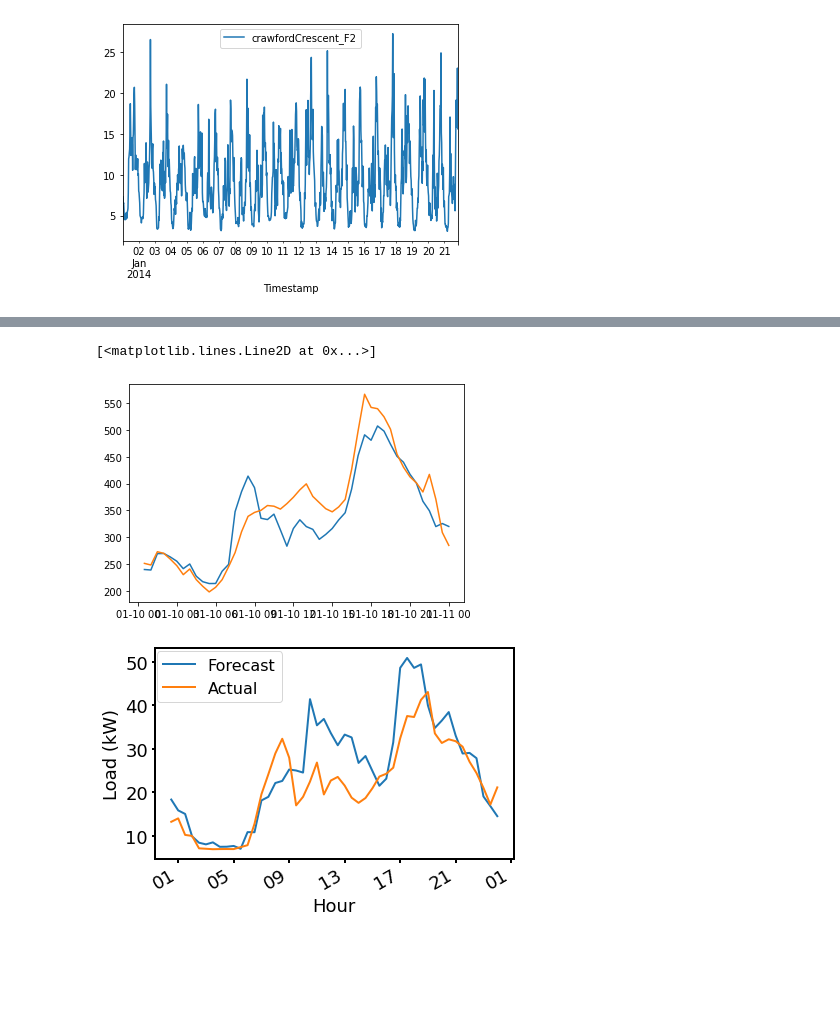
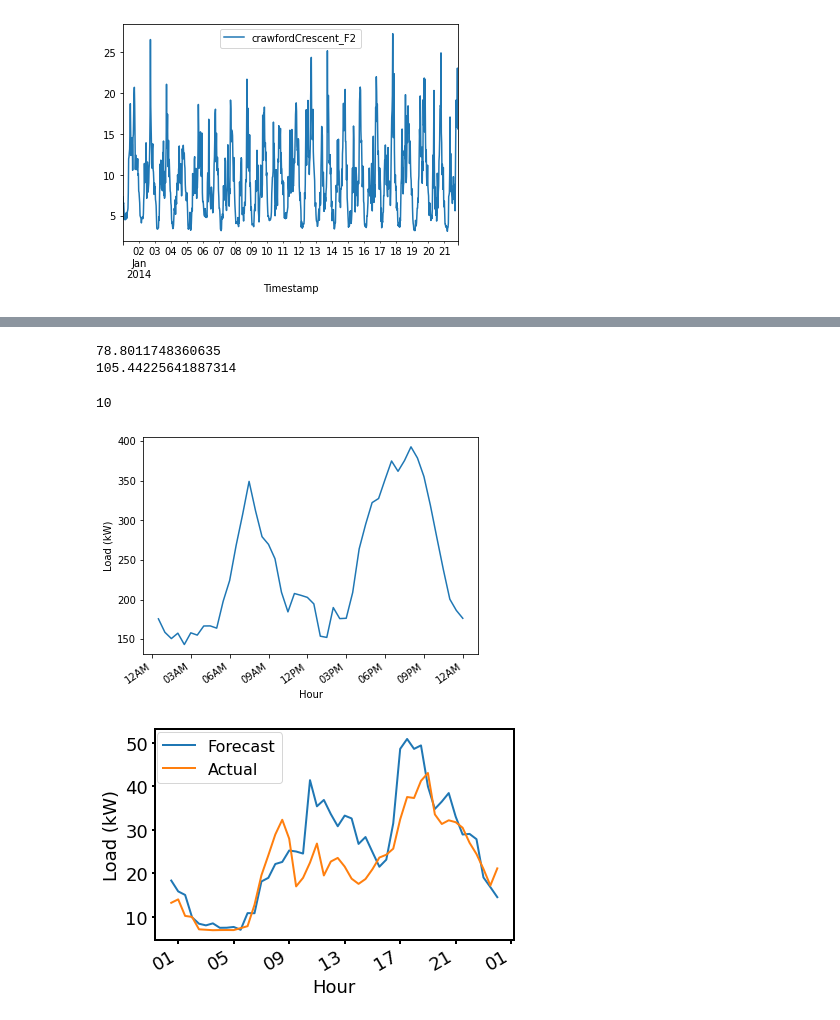
Before and after one commit to stait20/Code, a Jupyter notebook: Fife-data/FifeData.ipynb, the cells around one changed output, grey strips where cells are left out. Cells and saved outputs as stored; diff of their text form; code cells hidden in the pictures; blank space fills up the shorter version.

Commit message:
graphing

```diff
--- a/Fife-data/FifeData.ipynb
+++ b/Fife-data/FifeData.ipynb
@@ -24,3 +44,17 @@ df.iloc[0:1000].plot(x="Timestamp", y="crawfordCrescent_F2")
 df["load_total"] = df.iloc[:, :22].sum(axis=1)
 # Persistance forcast, shift total by a week (48 * 7 = 336)
 df["pers_forecast"] = df["load_total"].shift(336, axis=0)
+# %%
+times = df['Timestamp']
+DoW = []
+HoD = []
+MoY = []
+
+for x in times:
+    DoW.append(x.weekday())
+    HoD.append(x.hour)
+    MoY.append(x.month)
+
+df['DoW'] = DoW
+df['HoD'] = HoD
+df['MoY'] = MoY
@@ -26,0 +72,14 @@ df["pers_forecast"] = df["load_total"].shift(336, axis=0)
+# %%
+months = ["January", "February", "March", "April", "May", "June", "July", "August", "September", "October", "November", "December"]
+
+fig, ax = plt.subplots()
+ax.bar(months,allMonthsMean)
+
+for label in ax.get_xticklabels(which='major'):
+    label.set(rotation=45, horizontalalignment='right')
+
+ax.set_ylabel("Average Load (kW)")
+ax.set_xlabel("Months")
+
+plt.tight_layout()
+plt.savefig("average_months_load.svg", format='svg', dpi=1500, bbox_inches="tight")
@@ -27,12 +88,52 @@ df["pers_forecast"] = df["load_total"].shift(336, axis=0)
+# %%
+# for i in range(1,13):
+#     month = []
+#     for j in df.index:
+#         if df["MoY"][j] == i:
+#             month.append(df["load_total"][j])
+#     allMonthsMean.append(np.mean(month))
+
+peakHours = []
+nonPeakHours =[]
+
+for i in df.index:
+    if df["Timestamp"][i].hour >= 4 and df["Timestamp"][i].hour <= 18:
+        peakHours.append(df["crawfordCrescent_F3"][i])
+    else:
+        nonPeakHours.append(df["crawfordCrescent_F3"][i])
+
+peakHours = np.asarray(peakHours)
+nonPeakHours = np.asarray(nonPeakHours)
+
+print(np.var(peakHours))
+print(np.var(nonPeakHours))
+# %% [output]
+78.8011748360635
+105.44225641887314
+# %%
+df["Timestamp"][19].hour
+# %% [output]
+10
 # %%
 l = 336+(48*2)   # Begnning of graphed data, one week in
 h = 336+(48*3)  # Last value of graphed data
 
-plt.plot(df["Timestamp"].iloc[l:h], df["load_total"].iloc[l:h])
-plt.plot(df["Timestamp"].iloc[l:h], df["pers_forecast"].iloc[l:h])
+fig, ax = plt.subplots()
+ax.plot(df["Timestamp"].iloc[(48*d):48+(48*d)], df["load_total"].iloc[(48*d):48+(48*d)])
+#ax.plot(df["Timestamp"].iloc[l:h], df["pers_forecast"].iloc[l:h])
+for label in ax.get_xticklabels(which='major'):
+    label.set(rotation=35, horizontalalignment='right')
+
+myFmt = mdates.DateFormatter('%I%p')  #'%d %m %y %I %p'
+ax.xaxis.set_major_formatter(myFmt)
+
+ax.set_ylabel("Load (kW)")
+ax.set_xlabel("Hour")
+
+#plt.tight_layout()
+plt.savefig("example_load_allFeeders.svg", format='svg', dpi=1500, bbox_inches="tight")
 # %% [output]
-[<matplotlib.lines.Line2D at 0x...>]
-[figure, old version]
+[figure, new version]
 # %%
 df['crawford_pers_forecast'] = df['crawfordCrescent_F3'].shift(336, axis=0)
 
```
Also changed, not shown: parts of 9 cells of this notebook, 4 other files.
